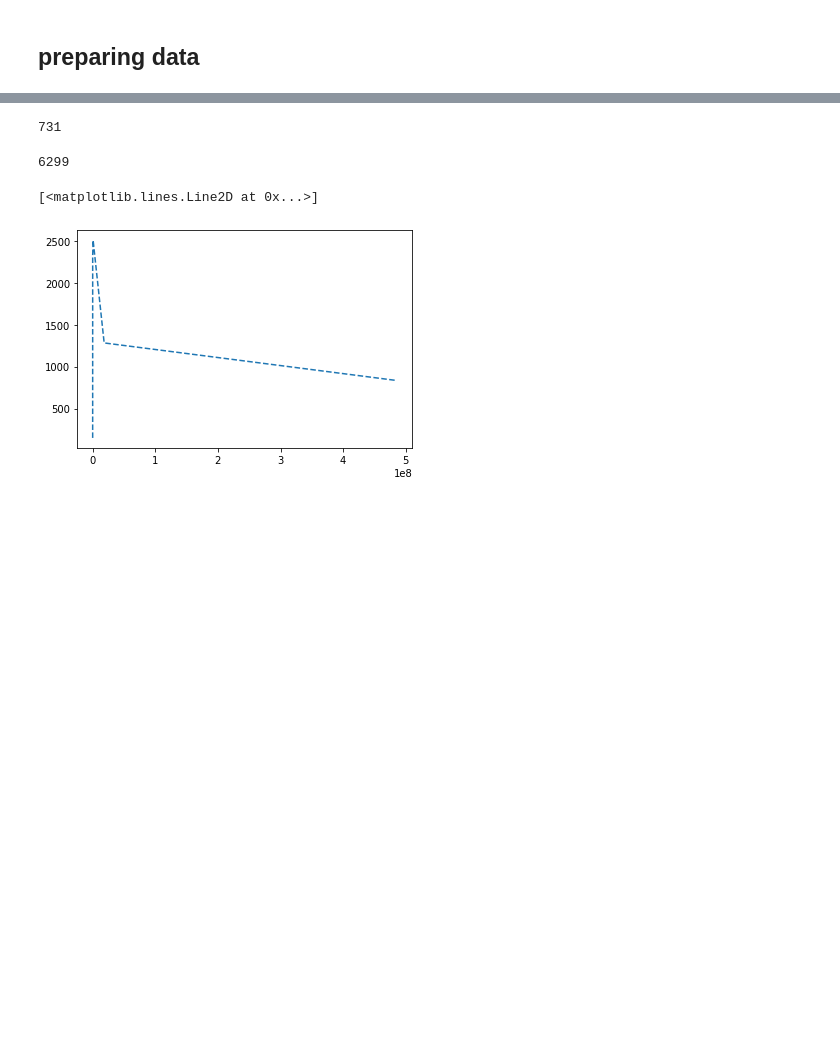
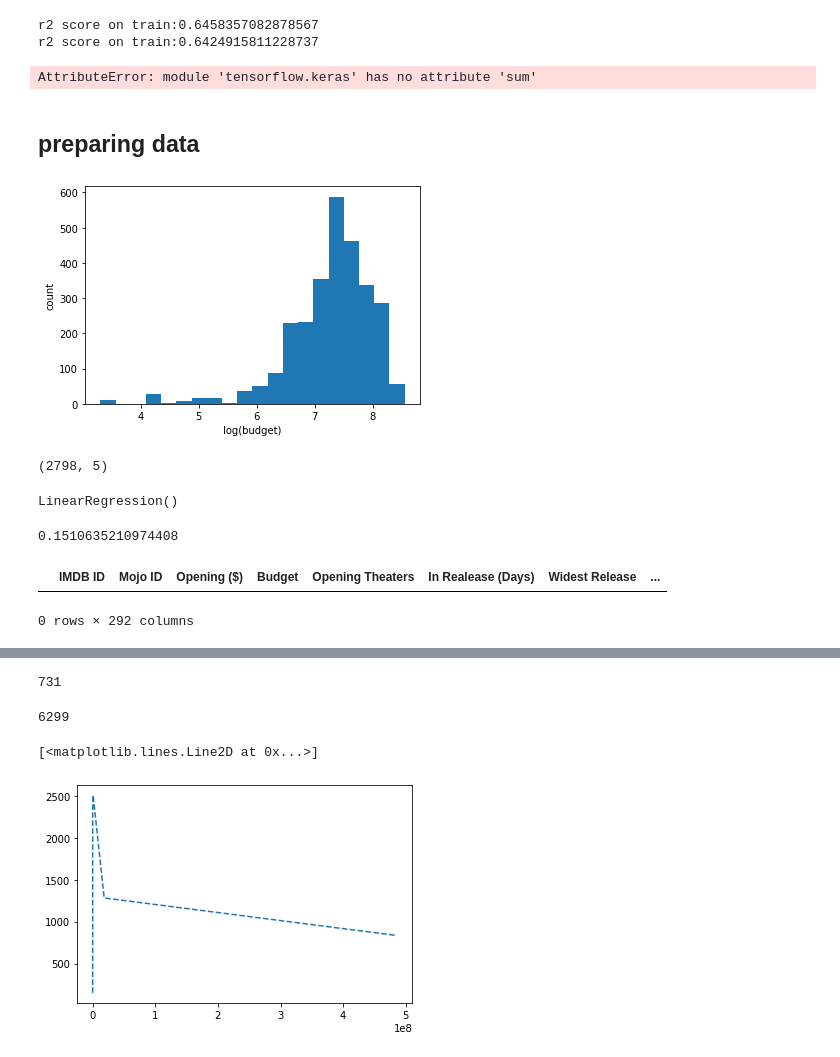
Before and after one commit to Ali-Setareh/Machine-learning-in-physics-Project, a Jupyter notebook: phase 3 - Neural Network/bining_data.ipynb, the cells around one changed output, grey strips where cells are left out. Drawn from its saved outputs; the diff is of its cells as text; code cells hidden in the pictures; blank space fills up the shorter version.

```diff
--- a/phase 3 - Neural Network/bining_data.ipynb
+++ b/phase 3 - Neural Network/bining_data.ipynb
@@ -8,2 +151,38 @@ from sklearn.utils import shuffle
+# %%
+from sklearn.metrics import r2_score
+print(f'r2 score on train:{r2_score(y_train,model.predict(x_train))}')
+print(f'r2 score on train:{r2_score(y_test,model.predict(x_test))}')
+# %% [output]
+r2 score on train:0.6458357082878567
+r2 score on train:0.6424915811228737
+# %%
+coeff_determination(y_test,model.predict(x_test))
+# %% [output]
+AttributeError: module 'tensorflow.keras' has no attribute 'sum'
 # %% [markdown]
 ## preparing data
+# %%
+
+df.drop('Year',axis=1,inplace=True)
+X=df[['IMDB score','Opening ($)','IMDB votes','In Realease (Days)','Stars rank']]
+Y=df['Budget']
+
+X=X.loc[df['Budget'].dropna().index]
+X.fillna(X.mean(),inplace=True)
+Y = df['Budget'].dropna().to_numpy()
+Y = np.log10(Y)
+
+scaler=MinMaxScaler()
+X = scaler.fit_transform(X)
+X , Y = shuffle(X,Y)
+
+plt.hist(Y,bins=20)
+plt.xlabel('log(budget)')
+plt.ylabel('count')
+plt.show()
+# %% [output]
+[figure, added]
+# %%
+X.shape
+# %% [output]
+(2798, 5)
@@ -9,0 +191,14 @@ from sklearn.utils import shuffle
+# %%
+reg=LinearRegression()
+reg.fit(x_train,y_train)
+# %% [output]
+LinearRegression()
+# %%
+reg.score(x_test,y_test)
+# %% [output]
+0.1510635210974408
+# %%
+df.loc[df['Stars rank'].index[df['Stars rank'].apply(np.isnan)]]
+# %% [output]
+|  | IMDB ID | Mojo ID | Opening ($) | Budget | Opening Theaters | In Realease (Days) | Widest Release | ... |
+0 rows × 292 columns
```
Also changed, not shown: parts of 50 cells of this notebook.
